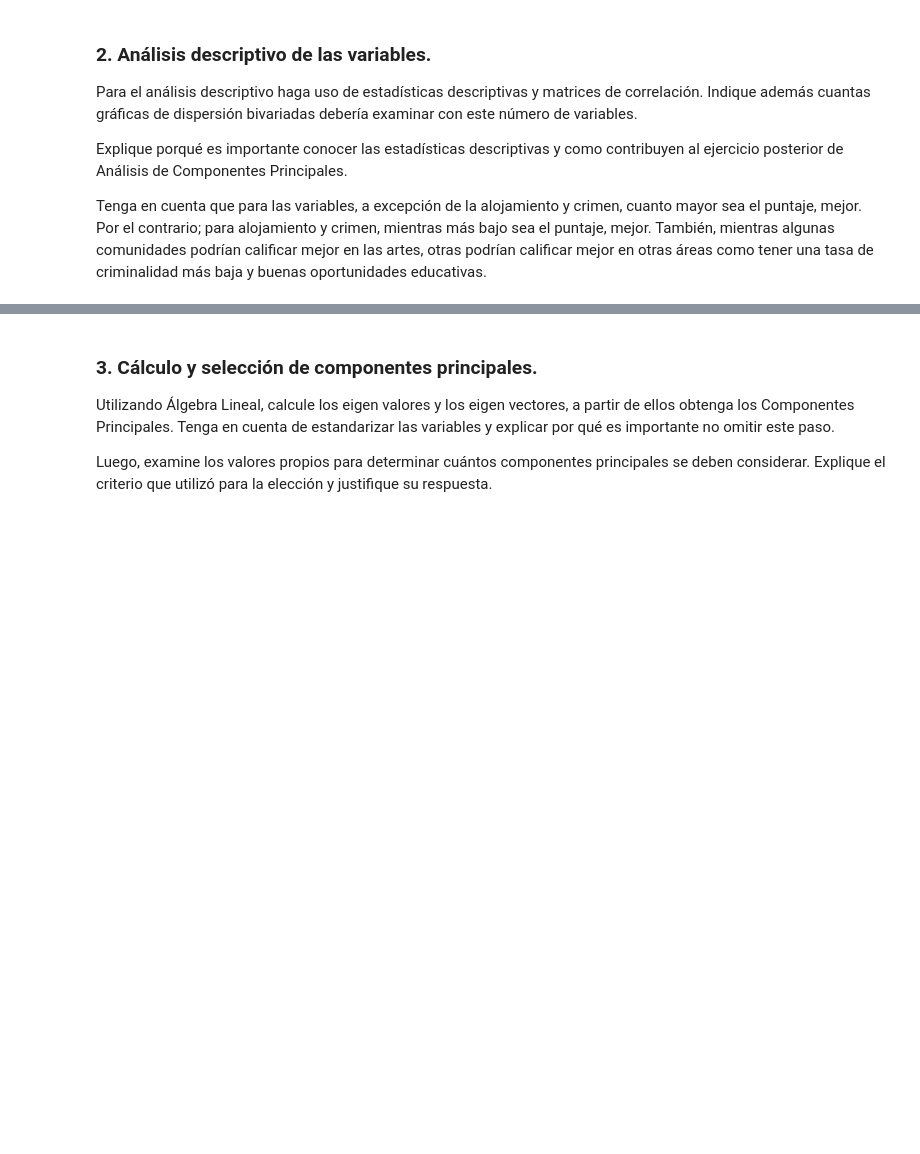
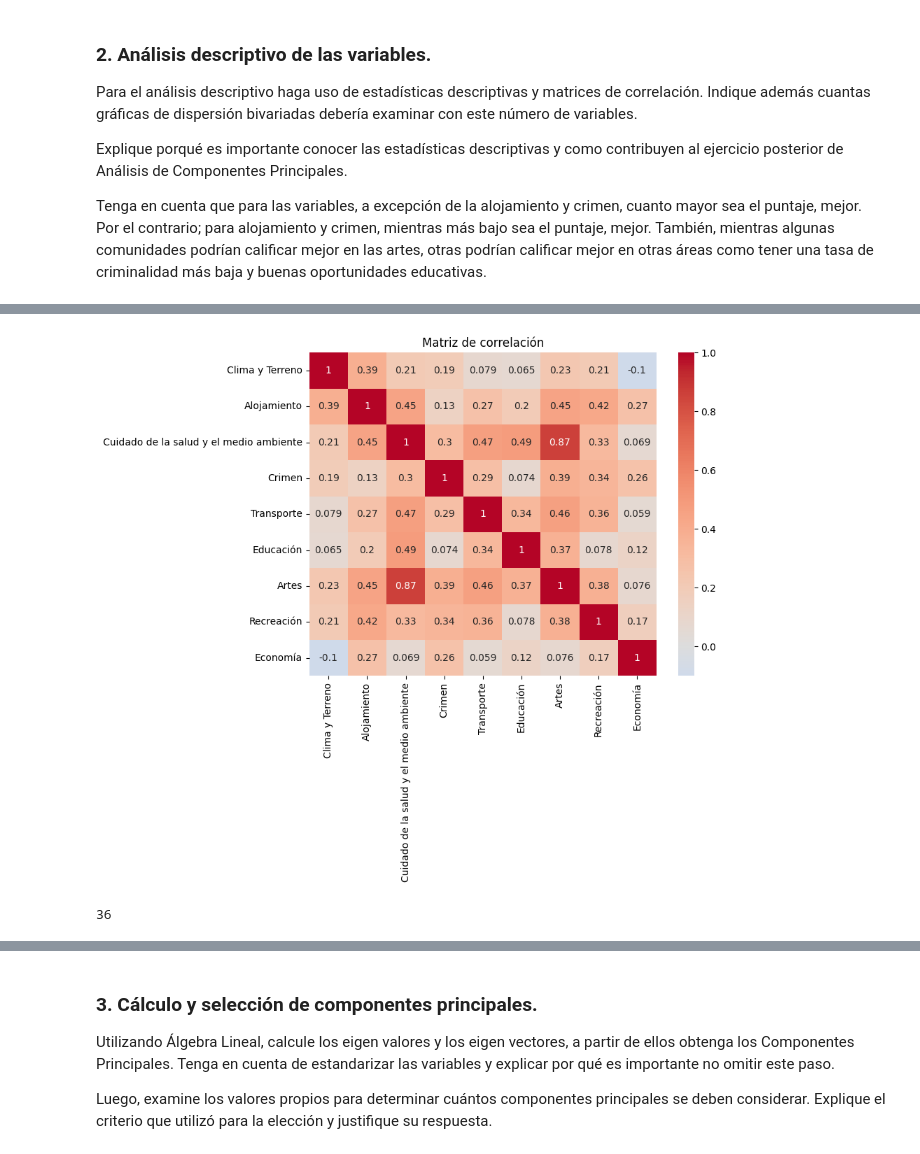
Before and after one commit to Laurarivera34/Taller1-Reduccion-Dimension, a Jupyter notebook: Copia_de_S1_LC_Taller_PCA.ipynb, the cells around one changed output, grey strips where cells are left out. Cells and saved outputs as stored; diff of their text form; code cells hidden in the pictures; blank space fills up the shorter version.

```diff
--- a/Copia_de_S1_LC_Taller_PCA.ipynb
+++ b/Copia_de_S1_LC_Taller_PCA.ipynb
@@ -79,0 +120,10 @@ Tenga en cuenta que para las variables, a excepción de la alojamiento y crimen,
+# %%
+# =========================================
+# MATRIZ DE CORRELACIÓN
+# =========================================
+
+# Calcular correlación entre variables
+corr_matrix = df.corr(numeric_only=True)
+
+# Ver matriz
+corr_matrix
@@ -79,0 +141,23 @@ Tenga en cuenta que para las variables, a excepción de la alojamiento y crimen,
+# %%
+# =========================================
+# VISUALIZACIÓN DE CORRELACIONES
+# =========================================
+
+import seaborn as sns
+
+plt.figure(figsize=(8,6))
+sns.heatmap(corr_matrix, annot=True, cmap="coolwarm", center=0)
+plt.title("Matriz de correlación")
+plt.show()
+# %% [output]
+[figure, added]
+# %%
+# Número de variables numéricas
+k = df.select_dtypes(include='number').shape[1]
+
+# Número de combinaciones bivariadas
+num_graficas = k * (k - 1) // 2
+
+num_graficas
+# %% [output]
+36
```
Also changed, not shown: parts of 21 cells of this notebook.
